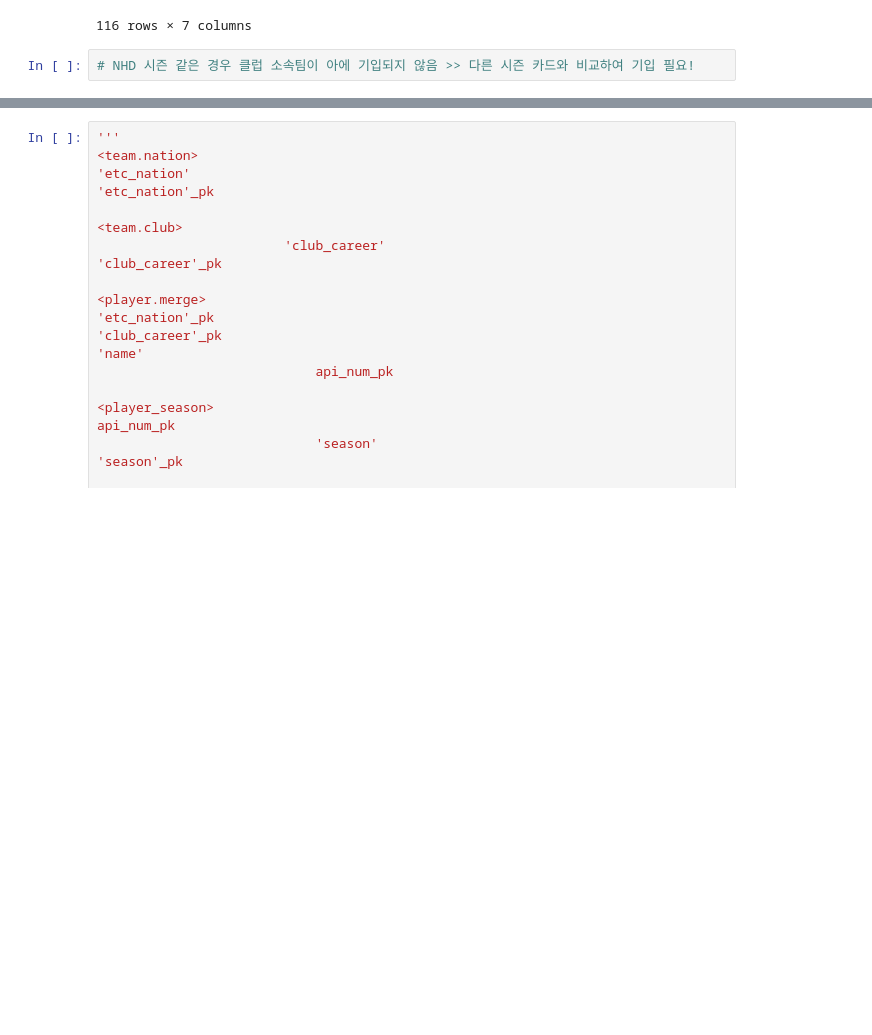
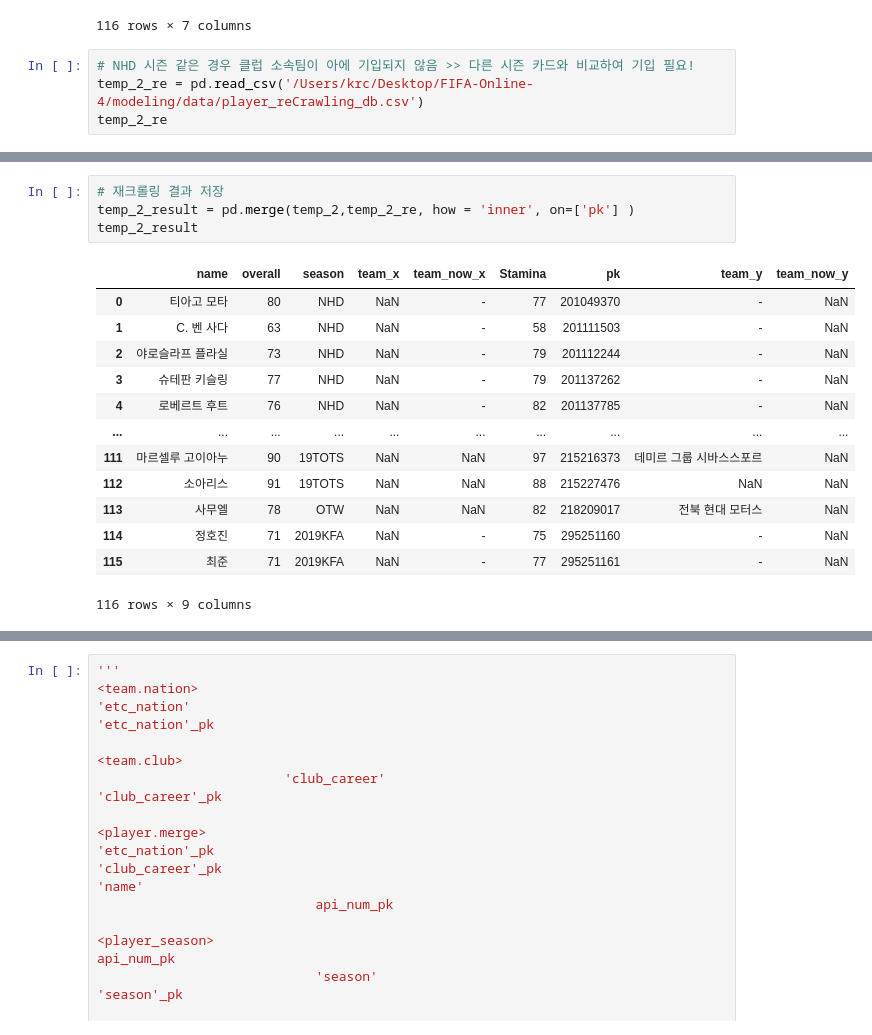
Before and after one commit to Kim-SeongSu/FIFA_Project_Personal, a Jupyter notebook: modeling/data_preprocess.ipynb, the cells around one changed output, grey strips where cells are left out. Cells and saved outputs as stored; diff of their text form; blank space fills up the shorter version.

```diff
--- a/modeling/data_preprocess.ipynb
+++ b/modeling/data_preprocess.ipynb
@@ -190,3 +174,5 @@ temp_2
 116 rows × 7 columns
 # %%
 # NHD 시즌 같은 경우 클럽 소속팀이 아에 기입되지 않음 >> 다른 시즌 카드와 비교하여 기입 필요!
+temp_2_re = pd.read_csv('/Users/krc/Desktop/FIFA-Online-4/modeling/data/player_reCrawling_db.csv')
+temp_2_re
@@ -192,0 +200,18 @@ temp_2
+# %%
+# 재크롤링 결과 저장
+temp_2_result = pd.merge(temp_2,temp_2_re, how = 'inner', on=['pk'] )
+temp_2_result
+# %% [output]
+|  | name | overall | season | team_x | team_now_x | Stamina | pk | team_y | team_now_y |
+| 0 | 티아고 모타 | 80 | NHD | NaN | - | 77 | 201049370 | - | NaN |
+| 1 | C. 벤 사다 | 63 | NHD | NaN | - | 58 | 201111503 | - | NaN |
+| 2 | 야로슬라프 플라실 | 73 | NHD | NaN | - | 79 | 201112244 | - | NaN |
+| 3 | 슈테판 키슬링 | 77 | NHD | NaN | - | 79 | 201137262 | - | NaN |
+| 4 | 로베르트 후트 | 76 | NHD | NaN | - | 82 | 201137785 | - | NaN |
+| ... | ... | ... | ... | ... | ... | ... | ... | ... | ... |
+| 111 | 마르셀루 고이아누 | 90 | 19TOTS | NaN | NaN | 97 | 215216373 | 데미르 그룹 시바스스포르 | NaN |
+| 112 | 소아리스 | 91 | 19TOTS | NaN | NaN | 88 | 215227476 | NaN | NaN |
+| 113 | 사무엘 | 78 | OTW | NaN | NaN | 82 | 218209017 | 전북 현대 모터스 | NaN |
+| 114 | 정호진 | 71 | 2019KFA | NaN | - | 75 | 295251160 | - | NaN |
+| 115 | 최준 | 71 | 2019KFA | NaN | - | 77 | 295251161 | - | NaN |
+116 rows × 9 columns
```
Also changed, not shown: parts of 23 cells of this notebook, 3 other files.
